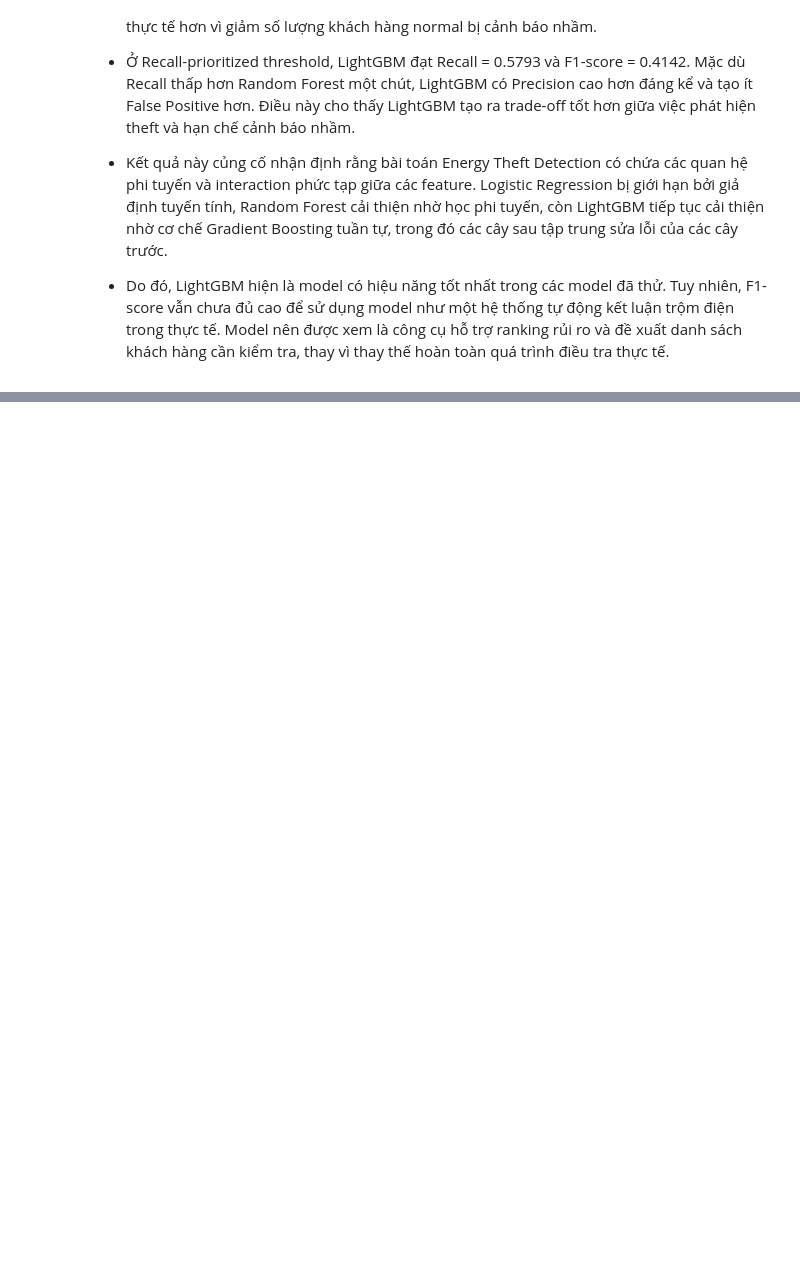
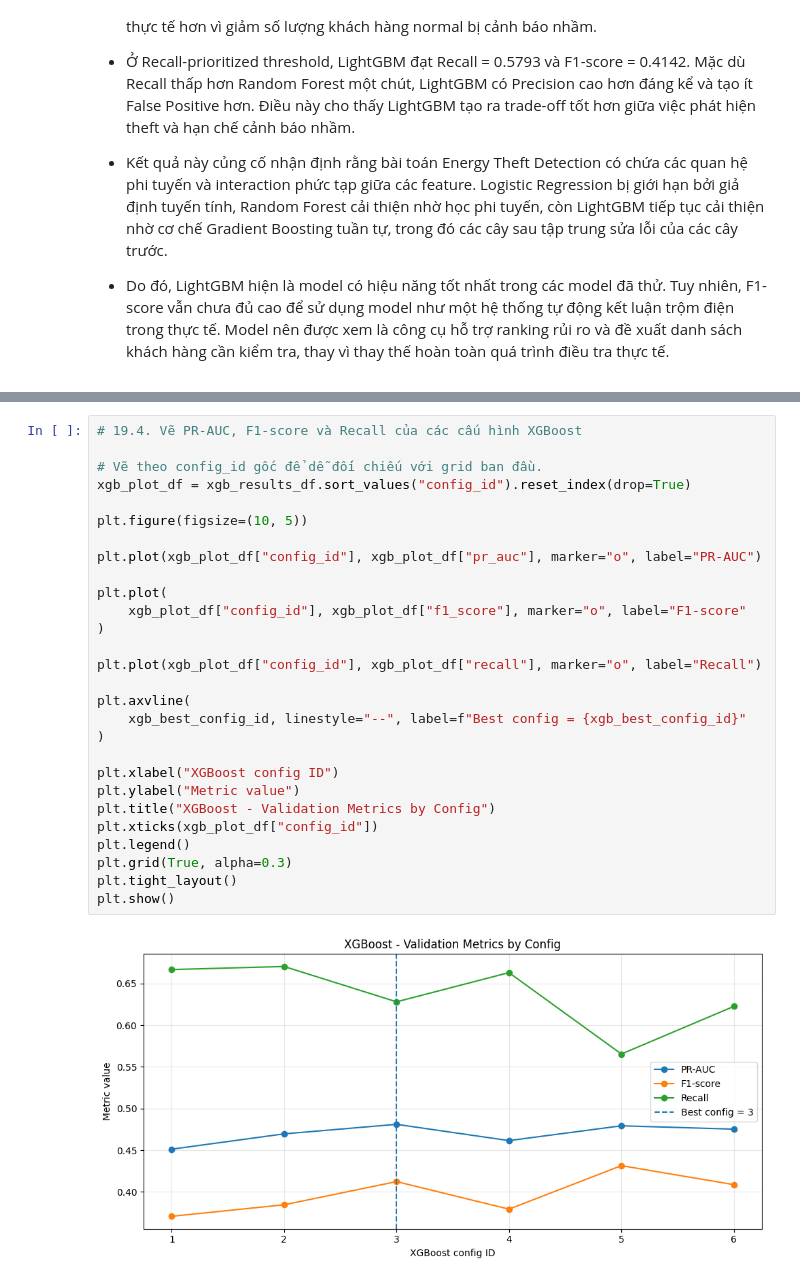
Before and after one commit to longzu-ComputerScience/CS114----ML-Project---Energy-Theft-Detection, a Jupyter notebook: notebooks/model_training_first_version.ipynb, the cells around one changed output, grey strips where cells are left out. Saved outputs shown, nothing was run; the diff lists cells and outputs as text; blank space fills up the shorter version.

Commit message:
Add XGBoost boosting model comparison

```diff
--- a/notebooks/model_training_first_version.ipynb
+++ b/notebooks/model_training_first_version.ipynb
@@ -4318,0 +4666,30 @@ lgbm_vs_previous_models_df
+# %%
+# 19.4. Vẽ PR-AUC, F1-score và Recall của các cấu hình XGBoost
+
+# Vẽ theo config_id gốc để dễ đối chiếu với grid ban đầu.
+xgb_plot_df = xgb_results_df.sort_values("config_id").reset_index(drop=True)
+
+plt.figure(figsize=(10, 5))
+
+plt.plot(xgb_plot_df["config_id"], xgb_plot_df["pr_auc"], marker="o", label="PR-AUC")
+
+plt.plot(
+    xgb_plot_df["config_id"], xgb_plot_df["f1_score"], marker="o", label="F1-score"
+)
+
+plt.plot(xgb_plot_df["config_id"], xgb_plot_df["recall"], marker="o", label="Recall")
+
+plt.axvline(
+    xgb_best_config_id, linestyle="--", label=f"Best config = {xgb_best_config_id}"
+)
+
+plt.xlabel("XGBoost config ID")
+plt.ylabel("Metric value")
+plt.title("XGBoost - Validation Metrics by Config")
+plt.xticks(xgb_plot_df["config_id"])
+plt.legend()
+plt.grid(True, alpha=0.3)
+plt.tight_layout()
+plt.show()
+# %% [output]
+[figure, added]
```
Also changed, not shown: parts of 15 cells of this notebook.
